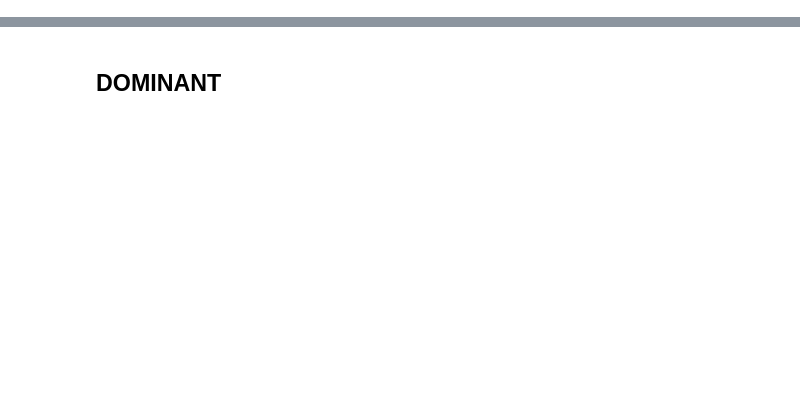
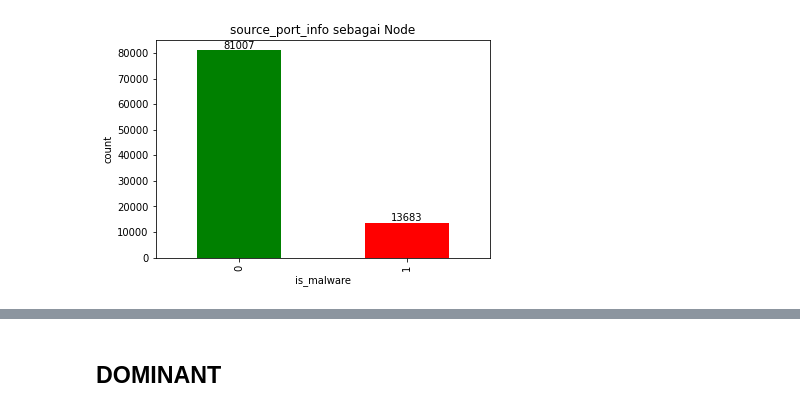
Before and after one commit to neroSpace/network-intrusion-detection, a Jupyter notebook: nids-implementation/nids_pgod_obs.ipynb, the cells around one changed output, grey strips where cells are left out. Saved outputs shown, nothing was run; the diff lists cells and outputs as text; code cells hidden in the pictures; blank space fills up the shorter version.

```diff
--- a/nids-implementation/nids_pgod_obs.ipynb
+++ b/nids-implementation/nids_pgod_obs.ipynb
@@ -45,0 +79,4 @@ unsw = pd.read_parquet(unsw_labeled_path)
+# %%
+check_distribution('source_port_info')
+# %% [output]
+[figure, added]
```
Also changed, not shown: parts of 40 cells of this notebook, 20 other files.
